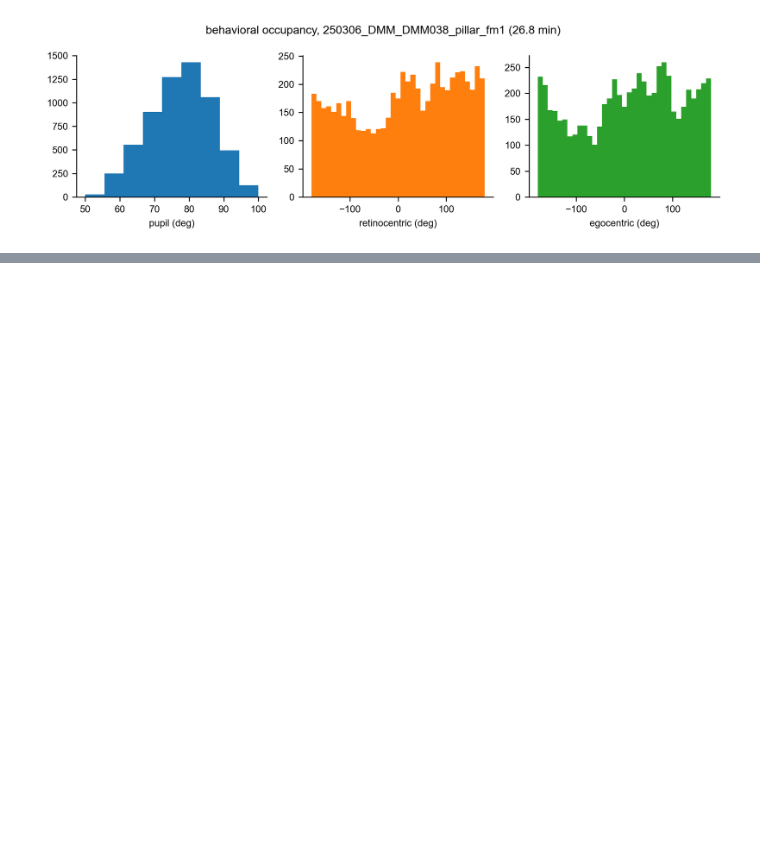
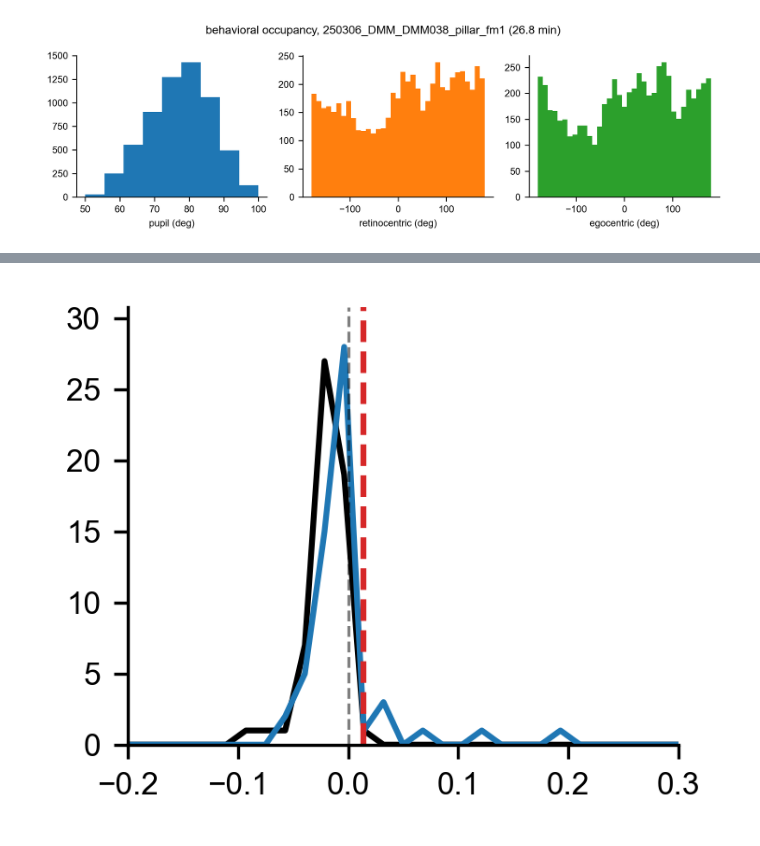
Before and after one commit to nielllab/freely-moving-2P, a Jupyter notebook: notebooks/model_fit_v1_figs.ipynb, the cells around one changed output, grey strips where cells are left out. Saved outputs shown, nothing was run; the diff lists cells and outputs as text; code cells hidden in the pictures; blank space fills up the shorter version.

```diff
--- a/notebooks/model_fit_v1_figs.ipynb
+++ b/notebooks/model_fit_v1_figs.ipynb
@@ -36,0 +110,11 @@ fig.tight_layout()
+# %%
+model_data = fm2p.read_models(r'K:\Mini2P\250306_DMM_DMM038_pillar\fm1\fm_fit_v01_lag_1')
+all_best_LLHs = fm2p.get_cells_best_LLHs(model_data)
+
+null_data = fm2p.read_models(r'K:\Mini2P\250306_DMM_DMM038_pillar\fm1\fm_fit_v01_null')
+all_null_LLHs = fm2p.get_cells_best_LLHs(null_data)
+# %%
+responsive_thresh, _ = fm2p.determine_responsiveness_from_null(model_data, null_data)
+responsive_inds = fm2p.get_responsive_inds(model_data, LLH_threshold=responsive_thresh)
+# %% [output]
+[figure, added]
```
Also changed, not shown: parts of 15 cells of this notebook, 7 other files.
